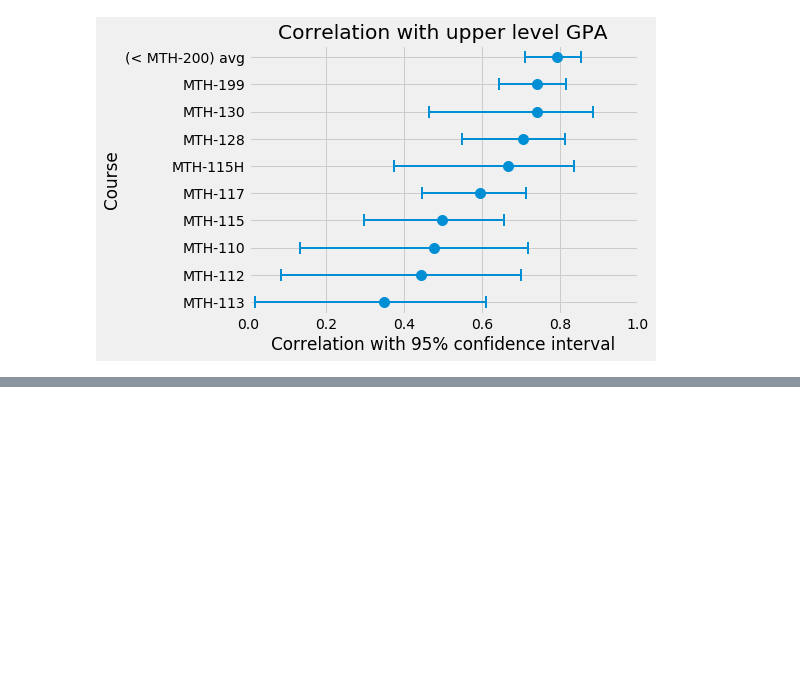
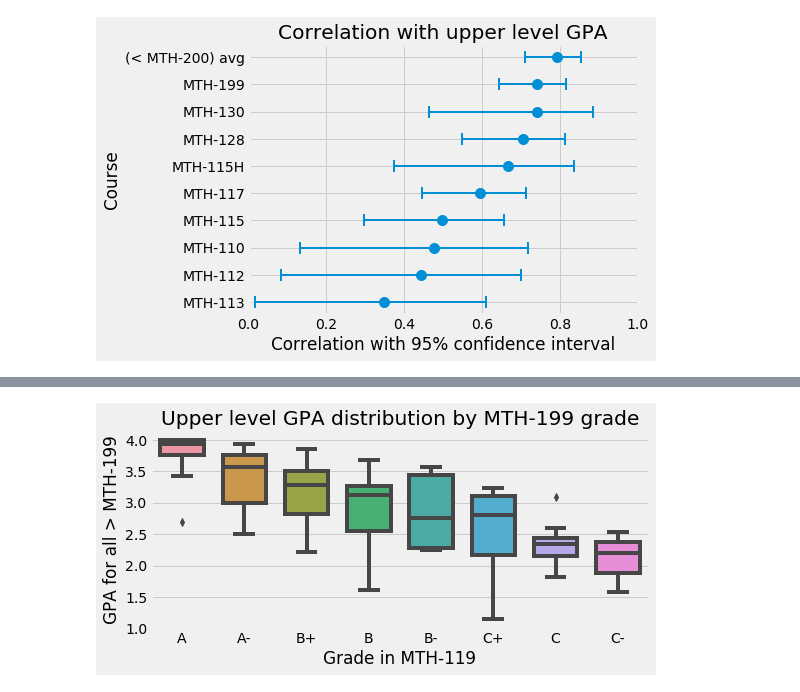
Before and after one commit to pmgasper/union_students, a Jupyter notebook: nb04_hypothesis_testing.ipynb, the cells around one changed output, grey strips where cells are left out. Saved outputs shown, nothing was run; the diff lists cells and outputs as text; code cells hidden in the pictures; blank space fills up the shorter version.

```diff
--- a/nb04_hypothesis_testing.ipynb
+++ b/nb04_hypothesis_testing.ipynb
@@ -743,0 +736,22 @@ plt.show()
+# %%
+upper_level_avg = (grades[grades.course > 'MTH-199']
+                   .groupby('id').point.agg('mean').to_frame('upper_level_avg'))
+
+mth199_grade = (grades.loc[grades.course == 'MTH-199'].loc[:, ['id', 'grade']]
+                .set_index('id'))
+
+graph_data = mth199_grade.join(upper_level_avg)
+
+plt.figure(figsize=(8, 4))
+
+sns.boxplot(x='grade', y='upper_level_avg', data=graph_data,
+            order=uc.grade_rank[:-2],
+            width=0.7)
+plt.title('Upper level GPA distribution by MTH-199 grade')
+plt.xlabel('Grade in MTH-119')
+plt.ylabel('GPA for all > MTH-199')
+plt.tight_layout()
+plt.savefig('images/MTH199_vs_upperlevel.png')
+plt.show()
+# %% [output]
+[figure, added]
```
Also changed, not shown: parts of 3 cells of this notebook, 1 other file.
